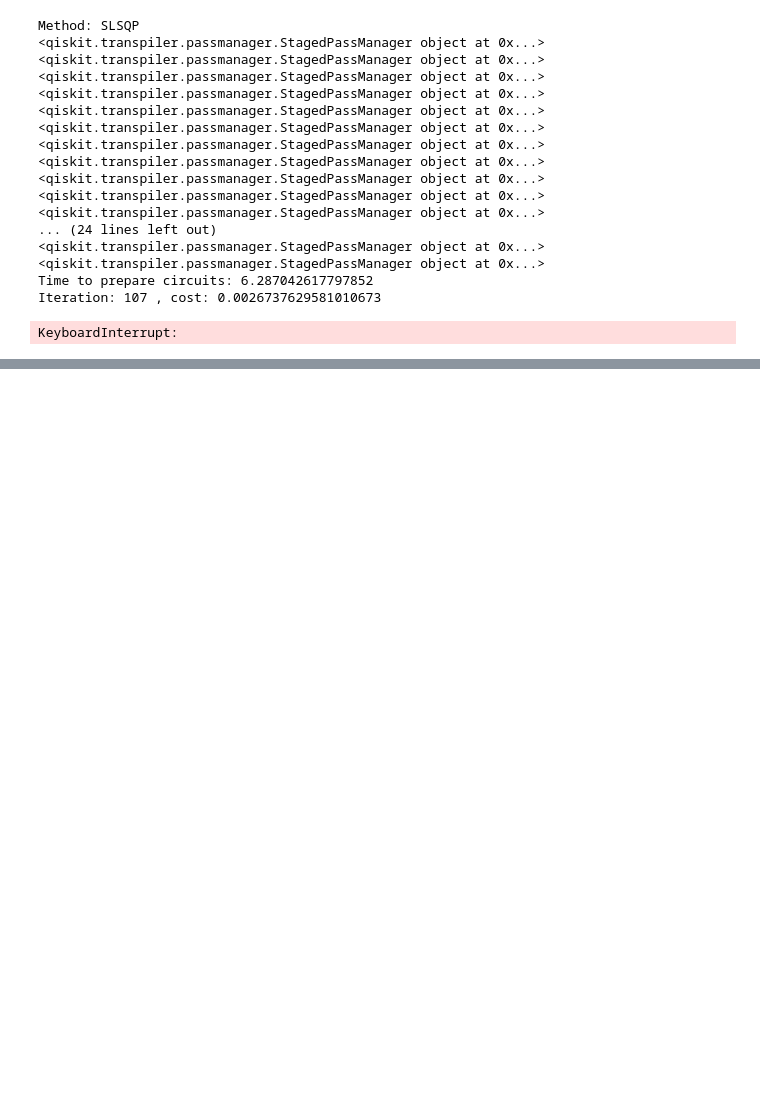
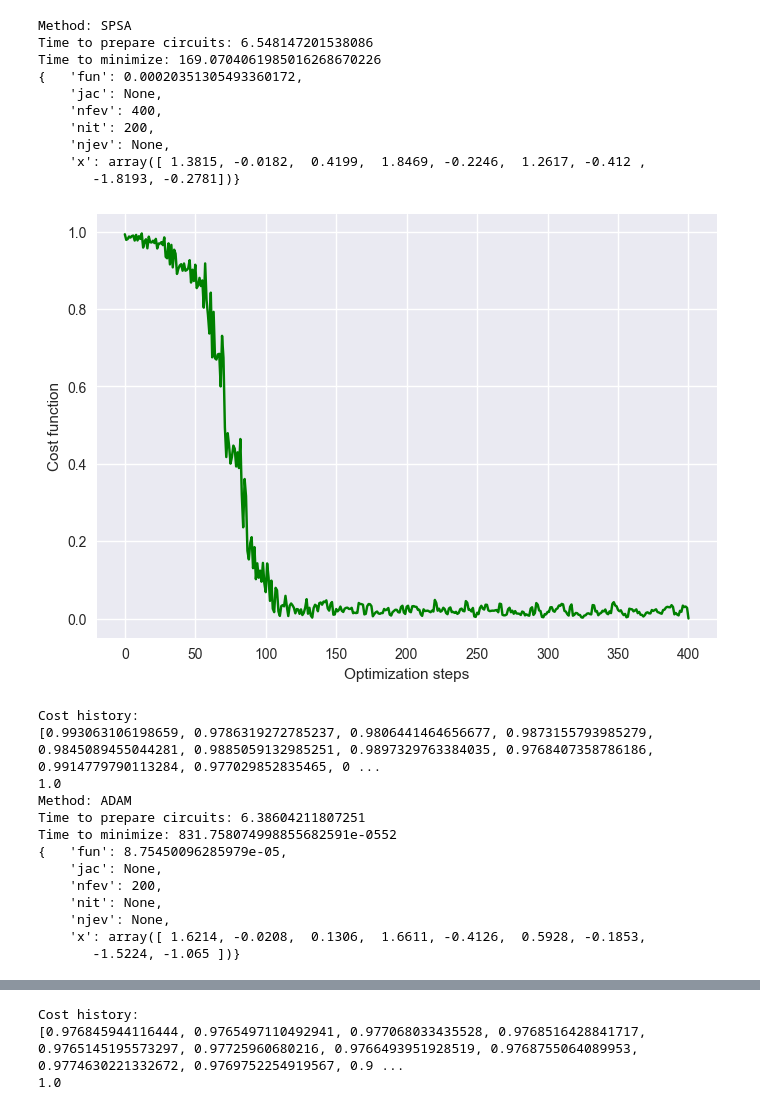
Before and after one commit to cezaris13/CourseWork, a Jupyter notebook: VQLS-QSVM-Implementation/VQLSOptimizersTest.ipynb, the cells around one changed output, grey strips where cells are left out. Cells and saved outputs as stored; diff of their text form; code cells hidden in the pictures; blank space fills up the shorter version.

Commit message:
adam spsa gd

```diff
--- a/VQLS-QSVM-Implementation/VQLSOptimizersTest.ipynb
+++ b/VQLS-QSVM-Implementation/VQLSOptimizersTest.ipynb
@@ -47,33 +47,41 @@ print(xTrain)
 # %%
 vqlssvmVectors: VQLSSVM = VQLSSVM(gamma, shots)
 
-methods = ['COBYLA','SLSQP', 'BFGS', 'L-BFGS-B', 'trust-constr']
+# methods = ['COBYLA','SLSQP', 'BFGS', 'L-BFGS-B', 'trust-constr']
+methods = ["SPSA","ADAM", "COBYLA", "GD"]
 costs = []
 for method in methods:
     print("Method: " + method)
     vqlssvmVectors.train(xTrain, yTrain, quantumSimulation=False, verbose=False, iterations = 200, method=method)
 
     vqlssvmVectors.plotCost()
     cost = vqlssvmVectors.getCostHistory()
     print("Cost history:")
     print(cost)
     costs.append(cost)
+    print(vqlssvmVectors.accuracy(xTest, yTest))
 # %% [output]
-Method: SLSQP
-<qiskit.transpiler.passmanager.StagedPassManager object at 0x...>
-<qiskit.transpiler.passmanager.StagedPassManager object at 0x...>
-<qiskit.transpiler.passmanager.StagedPassManager object at 0x...>
-<qiskit.transpiler.passmanager.StagedPassManager object at 0x...>
-<qiskit.transpiler.passmanager.StagedPassManager object at 0x...>
-<qiskit.transpiler.passmanager.StagedPassManager object at 0x...>
-<qiskit.transpiler.passmanager.StagedPassManager object at 0x...>
-<qiskit.transpiler.passmanager.StagedPassManager object at 0x...>
-<qiskit.transpiler.passmanager.StagedPassManager object at 0x...>
-<qiskit.transpiler.passmanager.StagedPassManager object at 0x...>
-<qiskit.transpiler.passmanager.StagedPassManager object at 0x...>
-... (24 lines left out)
-<qiskit.transpiler.passmanager.StagedPassManager object at 0x...>
-<qiskit.transpiler.passmanager.StagedPassManager object at 0x...>
-Time to prepare circuits: 6.287042617797852
-Iteration: 107 , cost: 0.0026737629581010673
+Method: SPSA
+Time to prepare circuits: 6.548147201538086
+Time to minimize: 169.0704061985016268670226
+{   'fun': 0.00020351305493360172,
+    'jac': None,
+    'nfev': 400,
+    'nit': 200,
+    'njev': None,
+    'x': array([ 1.3815, -0.0182,  0.4199,  1.8469, -0.2246,  1.2617, -0.412 ,
+       -1.8193, -0.2781])}
+[figure, added]
-KeyboardInterrupt:
+Cost history:
+[0.993063106198659, 0.9786319272785237, 0.9806441464656677, 0.9873155793985279, 0.9845089455044281, 0.9885059132985251, 0.9897329763384035, 0.9768407358786186, 0.9914779790113284, 0.977029852835465, 0 ...
+1.0
+Method: ADAM
+Time to prepare circuits: 6.38604211807251
+Time to minimize: 831.758074998855682591e-0552
+{   'fun': 8.75450096285979e-05,
+    'jac': None,
+    'nfev': 200,
+    'nit': None,
+    'njev': None,
+    'x': array([ 1.6214, -0.0208,  0.1306,  1.6611, -0.4126,  0.5928, -0.1853,
+       -1.5224, -1.065 ])}
@@ -80,3 +118,6 @@ KeyboardInterrupt:
+Cost history:
+[0.976845944116444, 0.9765497110492941, 0.977068033435528, 0.9768516428841717, 0.9765145195573297, 0.97725960680216, 0.9766493951928519, 0.9768755064089953, 0.9774630221332672, 0.9769752254919567, 0.9 ...
+1.0
 # %%
 import csv
 # where one column is iteration number and the other is cost
```
Also changed, not shown: parts of 3 cells of this notebook, 6 other files.
